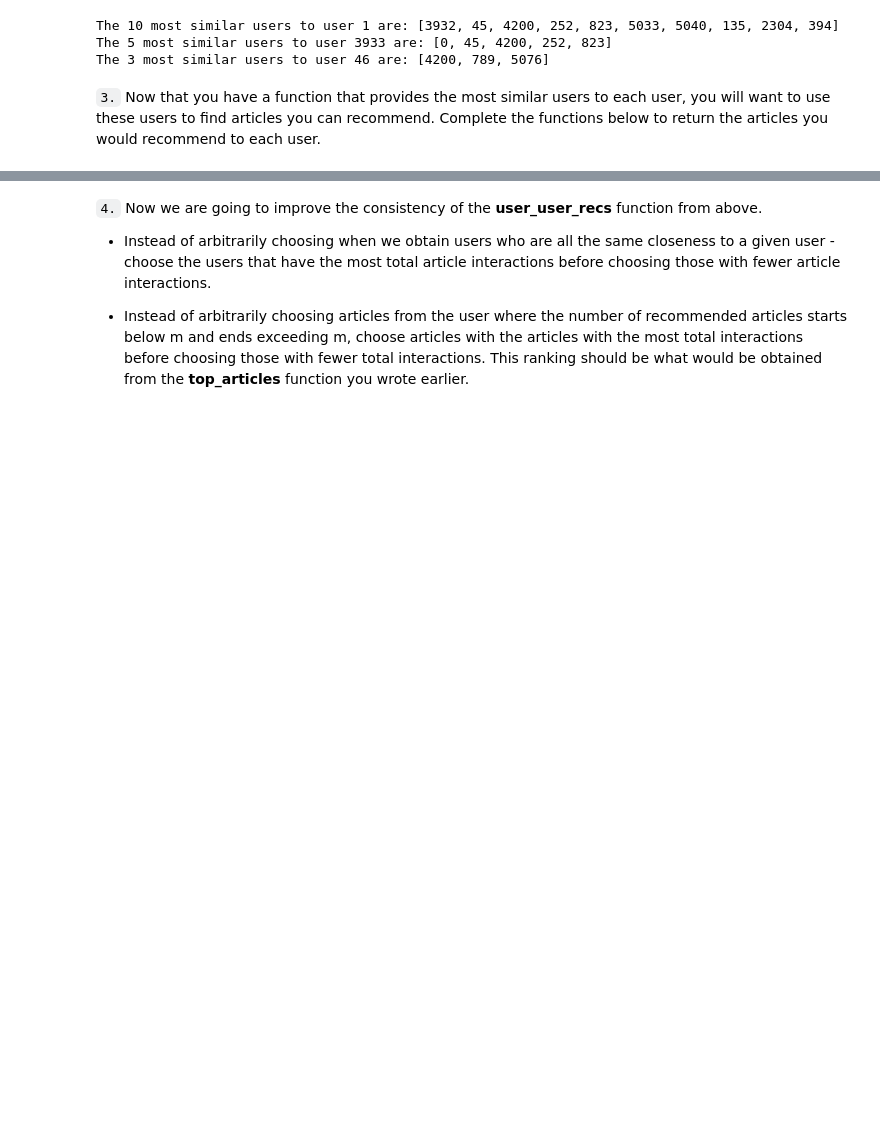
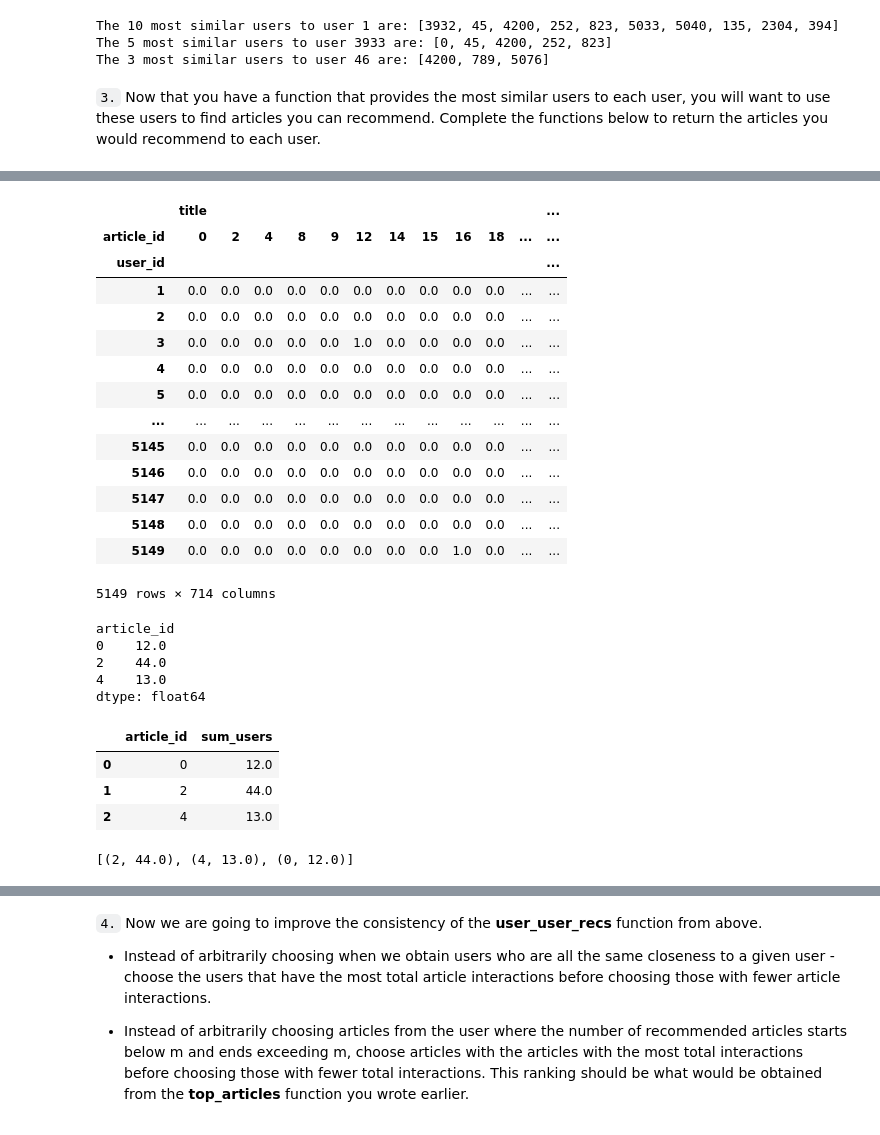
Before and after one commit to norrateng/recommendation_systems_project, a Jupyter notebook: starter/Recommendations_with_IBM.ipynb, the cells around one changed output, grey strips where cells are left out. Cells and saved outputs as stored; diff of their text form; code cells hidden in the pictures; blank space fills up the shorter version.

Commit message:
defined functions: get_article_names, get_rnaked_article_unique_counts

```diff
--- a/starter/Recommendations_with_IBM.ipynb
+++ b/starter/Recommendations_with_IBM.ipynb
@@ -375,8 +375,9 @@ def create_user_item_matrix(df, fill_value=0):
     df2 = df[['user_id', 'article_id','title']].drop_duplicates()
 
     # Create matrix
-    user_item = df2[['user_id', 'article_id','title']].groupby(['user_id', 'article_id']).count().unstack().fillna(0)
-
+    # user_item = df2[['user_id', 'article_id','title']].groupby(['user_id', 'article_id']).count().unstack().fillna(0)
+    user_item = df2.groupby(['user_id', 'article_id']).count().unstack().fillna(0)
+    user_item.columns = user_item.columns.get_level_values(1)
     return user_item # return the user_item matrix
 
 user_item = create_user_item_matrix(df)
@@ -490,3 +458,51 @@ The 3 most similar users to user 46 are: [4200, 789, 5076]
+# %%
+user_item
+# %% [output]
+|  | title |  |  |  |  |  |  |  |  |  |  | ... |
+| article_id | 0 | 2 | 4 | 8 | 9 | 12 | 14 | 15 | 16 | 18 | ... | ... |
+| user_id |  |  |  |  |  |  |  |  |  |  |  | ... |
+| 1 | 0.0 | 0.0 | 0.0 | 0.0 | 0.0 | 0.0 | 0.0 | 0.0 | 0.0 | 0.0 | ... | ... |
+| 2 | 0.0 | 0.0 | 0.0 | 0.0 | 0.0 | 0.0 | 0.0 | 0.0 | 0.0 | 0.0 | ... | ... |
+| 3 | 0.0 | 0.0 | 0.0 | 0.0 | 0.0 | 1.0 | 0.0 | 0.0 | 0.0 | 0.0 | ... | ... |
+| 4 | 0.0 | 0.0 | 0.0 | 0.0 | 0.0 | 0.0 | 0.0 | 0.0 | 0.0 | 0.0 | ... | ... |
+| 5 | 0.0 | 0.0 | 0.0 | 0.0 | 0.0 | 0.0 | 0.0 | 0.0 | 0.0 | 0.0 | ... | ... |
+| ... | ... | ... | ... | ... | ... | ... | ... | ... | ... | ... | ... | ... |
+| 5145 | 0.0 | 0.0 | 0.0 | 0.0 | 0.0 | 0.0 | 0.0 | 0.0 | 0.0 | 0.0 | ... | ... |
+| 5146 | 0.0 | 0.0 | 0.0 | 0.0 | 0.0 | 0.0 | 0.0 | 0.0 | 0.0 | 0.0 | ... | ... |
+| 5147 | 0.0 | 0.0 | 0.0 | 0.0 | 0.0 | 0.0 | 0.0 | 0.0 | 0.0 | 0.0 | ... | ... |
+| 5148 | 0.0 | 0.0 | 0.0 | 0.0 | 0.0 | 0.0 | 0.0 | 0.0 | 0.0 | 0.0 | ... | ... |
+| 5149 | 0.0 | 0.0 | 0.0 | 0.0 | 0.0 | 0.0 | 0.0 | 0.0 | 1.0 | 0.0 | ... | ... |
+5149 rows × 714 columns
+# %%
+test = user_item[[0,2,4]].sum()
+
+# type(test)
+test
+# %% [output]
+article_id
+0    12.0
+2    44.0
+4    13.0
+dtype: float64
+# %%
+test = pd.DataFrame(user_item[[0,2,4]].sum())
+test = test.reset_index()
+test.columns = ['article_id', 'sum_users']  # Rename the summed value column
+
+test
+# %% [output]
+|  | article_id | sum_users |
+| 0 | 0 | 12.0 |
+| 1 | 2 | 44.0 |
+| 2 | 4 | 13.0 |
+# %%
+tuplestest = list(test.itertuples(index=False, name=None))
+
+# tuplestest2 = list(tuplestest)
+tuplestest2 = sorted(tuplestest, key=lambda x: x[1], reverse=True)
+print(tuplestest2)
+# %% [output]
+[(2, 44.0), (4, 13.0), (0, 12.0)]
 # %%
 def get_article_names(article_ids, df=df):
     """
```
Also changed, not shown: parts of 7 cells of this notebook.
